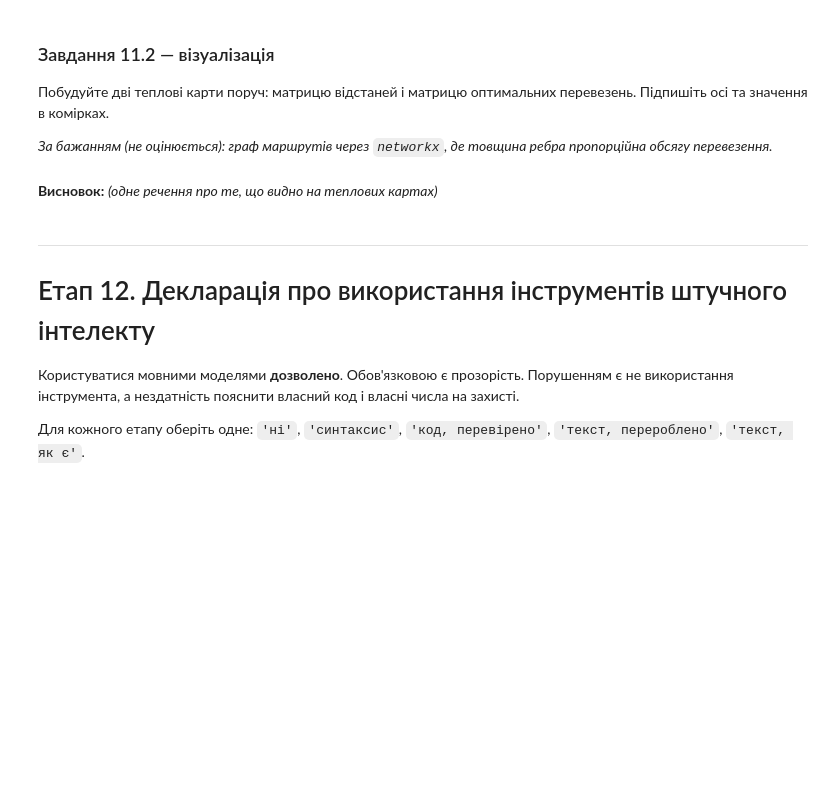
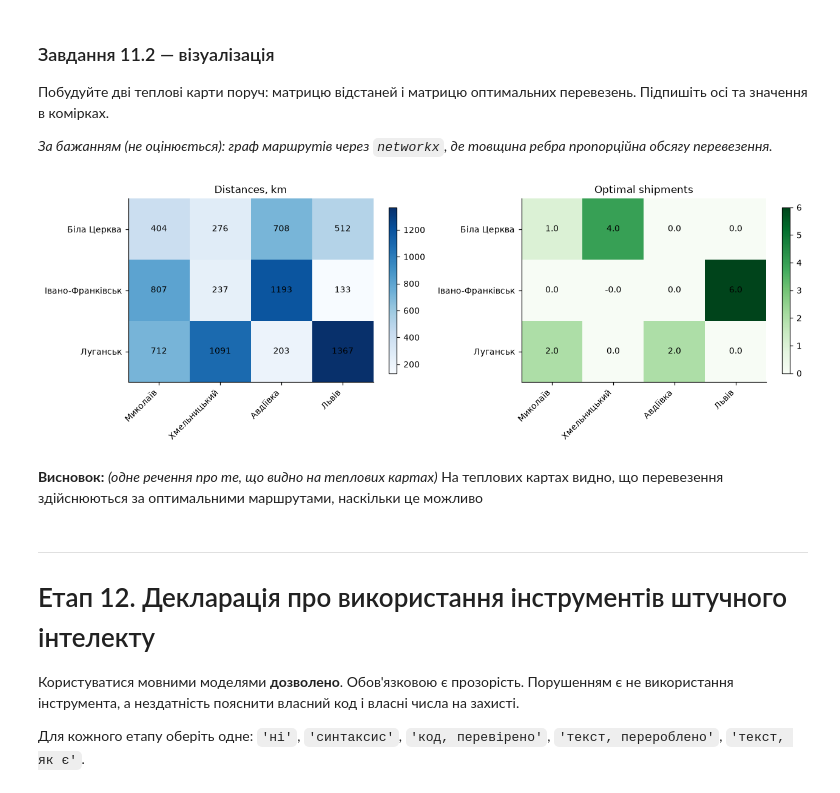
Before and after one commit to mykhailo-bi/analiz-lab2, a Jupyter notebook: lab2.ipynb, the cells around one changed output. Drawn from its saved outputs; the diff is of its cells as text; code cells hidden in the pictures; blank space fills up the shorter version.

```diff
--- a/lab2.ipynb
+++ b/lab2.ipynb
@@ -366,2 +545,21 @@ pd.DataFrame(D, index=постачальники, columns=споживачі)
 # %%
-# ВАШ КОД — розв'язок 2
+prob = pulp.LpProblem('transport', pulp.LpMinimize)
+x = [[prob.add_variable('x_%d_%d' % (i, j), 0) for j in range(n)] for i in range(m)]
+
+prob += pulp.lpSum(D[i][j] * x[i][j] for i in range(m) for j in range(n))
+for i in range(m):
+    prob += pulp.lpSum(x[i][j] for j in range(n)) == запас[i]
+for j in range(n):
+    prob += pulp.lpSum(x[i][j] for i in range(m)) == попит[j]
+
+stats = prob.solve(pulp.COIN_CMD(msg=False))
+
+plan2 = np.array([[x[i][j].value() for j in range(n)] for i in range(m)])
+cost2 = pulp.value(prob.objective)
+duals2 = np.array([c.pi for c in prob.constraints()])
+
+print('cbc status:', stats.status_str)
+print(pd.DataFrame(plan2, index=постачальники, columns=споживачі).round(3).to_string())
+print('total cost:', round(cost2, 3))
+print('supply duals:', dict(zip(постачальники, np.round(duals2[:m], 3))))
+print('demand duals:', dict(zip(споживачі, np.round(duals2[m:], 3))))
@@ -410,9 +640,32 @@ pd.DataFrame(D, index=постачальники, columns=споживачі)
 *За бажанням (не оцінюється): граф маршрутів через `networkx`, де товщина ребра
 пропорційна обсягу перевезення.*
 # %%
-# ВАШ КОД
+fig, ax = plt.subplots(1, 2, figsize=(12, 4))
+
+im0 = ax[0].imshow(D, cmap='Blues')
+ax[0].set_title('Distances, km')
+ax[0].set_xticks(range(n), споживачі, rotation=45, ha='right')
+ax[0].set_yticks(range(m), постачальники)
+for i in range(m):
+    for j in range(n):
+        ax[0].text(j, i, '%.0f' % D[i, j], ha='center', va='center')
+fig.colorbar(im0, ax=ax[0], shrink=0.8)
+
+im1 = ax[1].imshow(plan1, cmap='Greens')
+ax[1].set_title('Optimal shipments')
+ax[1].set_xticks(range(n), споживачі, rotation=45, ha='right')
+ax[1].set_yticks(range(m), постачальники)
+for i in range(m):
+    for j in range(n):
+        ax[1].text(j, i, '%.1f' % plan1[i, j], ha='center', va='center')
+fig.colorbar(im1, ax=ax[1], shrink=0.8)
+
+plt.tight_layout()
+plt.show()
+# %% [output]
+[figure, added]
 # %% [markdown]
-**Висновок:** *(одне речення про те, що видно на теплових картах)*
+**Висновок:** *(одне речення про те, що видно на теплових картах)* На теплових картах видно, що перевезення здійснюються за оптимальними маршрутами, наскільки це можливо
 # %% [markdown]
 ---
 # Етап 12. Декларація про використання інструментів штучного інтелекту
```
Also changed, not shown: parts of 29 cells of this notebook, 1 other file.
